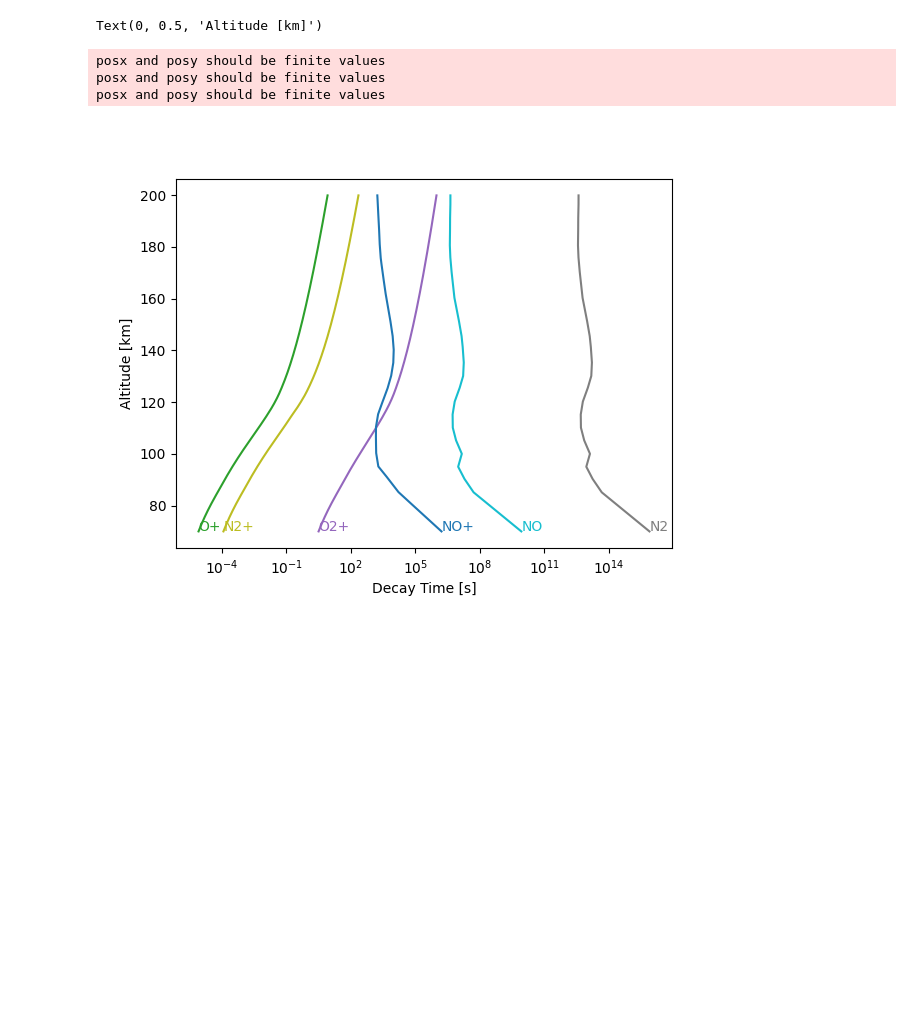
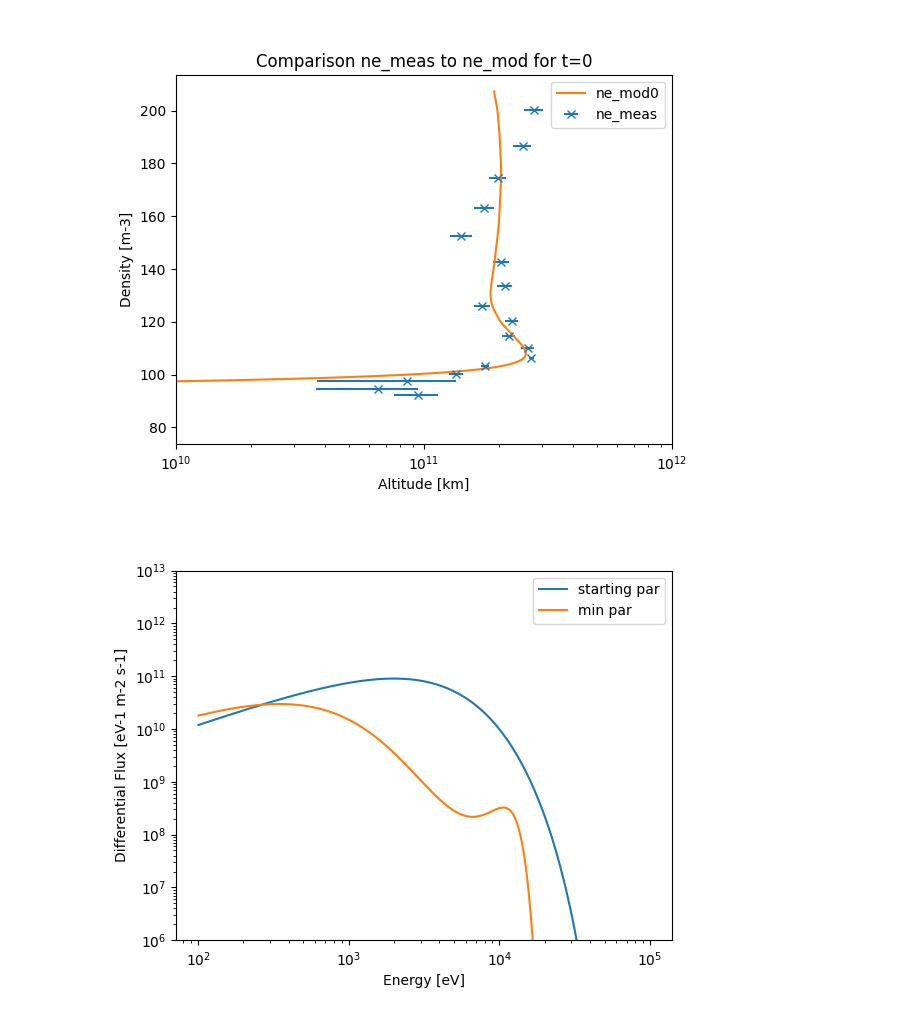
Before and after one commit to ostald/ElectronPrecipitation, a Jupyter notebook: main.ipynb, the cells around one changed output. Saved outputs shown, nothing was run; the diff lists cells and outputs as text; code cells hidden in the pictures; blank space fills up the shorter version.

```diff
--- a/main.ipynb
+++ b/main.ipynb
@@ -145,0 +207,12 @@ model.plot_density()
+# %%
+if con.print:
+    plt.figure()
+    ne_int = np.zeros(len(z_radar))
+    for i in range(len(z_radar)):
+        ne_int[i] = ap.ne_height_int(z_model, model.e.density, zr_lim[i], zr_lim[i+1])
+    plt.xscale('log')
+    plt.xlabel('Density [m-3]')
+    plt.ylabel('Altitude [km]')
+    plt.title('Interpolation of e for height integration')
+    plt.legend()
+    #plt.ylim(70, 200)
@@ -145,0 +348,26 @@ model.plot_density()
+# %%
+con.enable()
+if con.print:
+    plt.figure()
+    plt.errorbar(ne_meas[0], z_radar/1e3, xerr = dne_meas[0], marker = 'x', linestyle = ' ', label = 'ne_meas')
+    plt.plot(ne_mod0, z_model/1e3, label = 'ne_mod0')
+    plt.ylabel('Density [m-3]')
+    plt.xlabel('Altitude [km]')
+    plt.xscale('log')
+    plt.xlim(1e10, 1e12)
+    plt.title('Comparison ne_meas to ne_mod for t=0')
+    plt.legend()
+
+    plt.figure()
+    plt.plot(e_bin_mean, ap.diff_flux_kev(e_bin_mean, param), label = 'starting par')
+    plt.plot(e_bin_mean, ap.diff_flux_kev(e_bin_mean, result_t0.x), label = 'min par')
+    plt.ylabel('Differential Flux [eV-1 m-2 s-1]')
+    plt.xlabel('Energy [eV]')
+    plt.xscale('log')
+    plt.yscale('log')
+    plt.ylim(1e6, 1e13)
+    plt.legend()
+con.disable()
+# %% [output]
+[figure, added]
+[figure, added]
@@ -147,40 +380,21 @@ model.plot_density()
 #do some testing with ion chemistry, eg only recombinative processes and see how it evovles
 #why do i have problmes with charge neutrality for larger timesteps?
 # %%
-#calculate decay times
-%matplotlib widget
-
-con.enable()
-plt.figure()
-
+#calculate decay times to find species and altitudes where prod / loss is nearly instantaneous.
+#not used at the moment
 eff_rr = np.zeros([len(model.all_species), model.n_heights])
 
 for c in model.all_species:
-    decay_time = np.zeros([len(model.all_species), len(z_model)])
-    rr_species = np.zeros([len(model.all_species), len(z_model)])
+    rr_species = np.zeros([len(model.all_species), model.n_heights], dtype = 'float64')
 
     for r in model.all_reactions:
         if c.c_ID in r.educts_ID:
-            #if con.print: print(r.r_stoch, '\n', c.name, r.educts[r.educts != c.name], '\n', c.c_ID, r.educts_ID[r.educts_ID != c.c_ID], '\n')
+            #if con.print(): print(r.r_stoch, '\n', c.name, *r.educts[r.educts != c.name], '\n', c.c_ID, *r.educts_ID[r.educts_ID != c.c_ID], '\n')
             [cid2] = r.educts_ID[r.educts_ID != c.c_ID]
-            rr_species[c.c_ID] = r.r_rate()*model.all_species[cid2].density
-            decay_time[c.c_ID] = 1/(r.r_rate()*model.all_species[cid2].density)
-
-    line = plt.plot(np.sum(decay_time, axis = 0), z_model/1e3, label = c.name)
-    plt.text(np.sum(decay_time, axis = 0)[0], z_model[1]/1e3, c.name, color = line[0].get_color())
+            rr_species[cid2] = r.r_rate()*model.all_species[cid2].density
 
     eff_rr[c.c_ID, :] = np.sum(rr_species, axis = 0)
 
+
 filter_ = eff_rr[:, :] > 1
 sum_rows = np.sum(filter_, axis = 0) #number of "instantaneaous" DE per height bin
-
-plt.xscale('log')
-plt.xlabel('Decay Time [s]')
-plt.ylabel('Altitude [km]')
-#plt.legend()
-# %% [output]
-Text(0, 0.5, 'Altitude [km]')
-posx and posy should be finite values
-posx and posy should be finite values
-posx and posy should be finite values
-[figure, removed]
```
Also changed, not shown: parts of 21 cells of this notebook, 6 other files.
